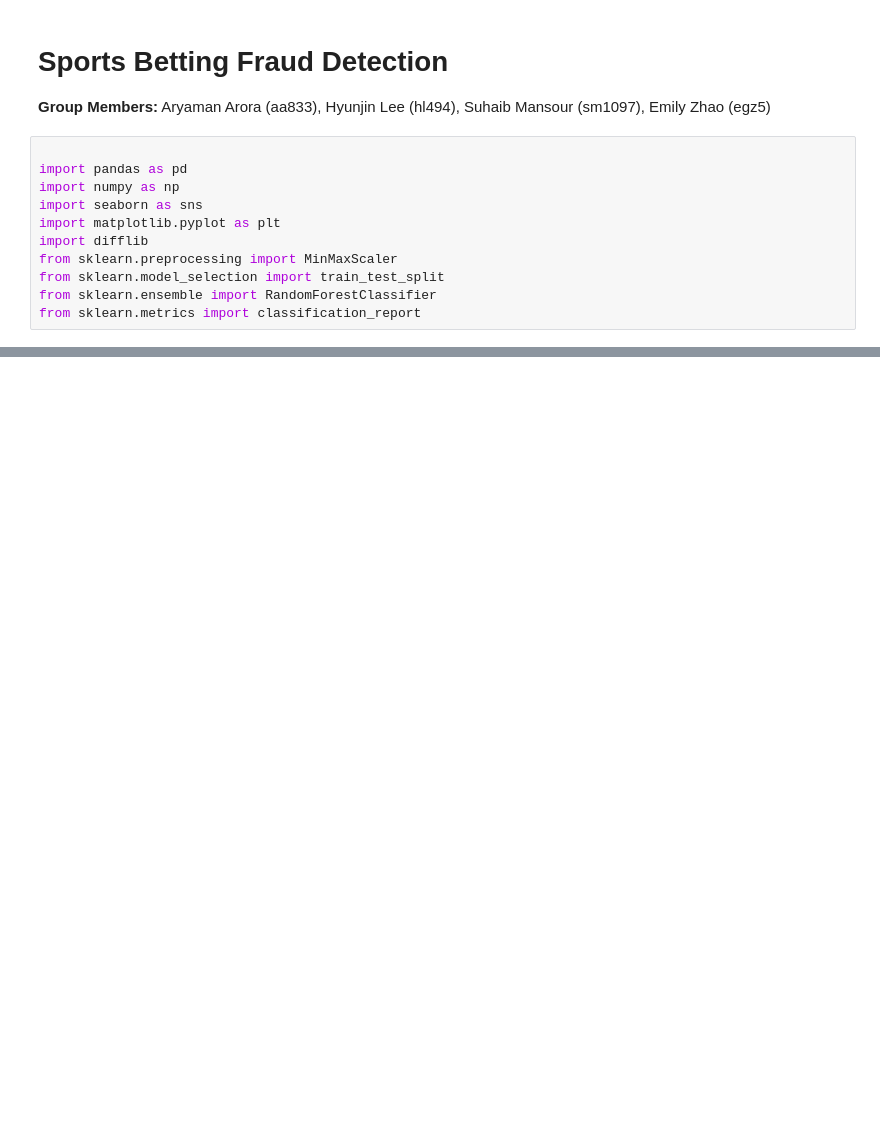
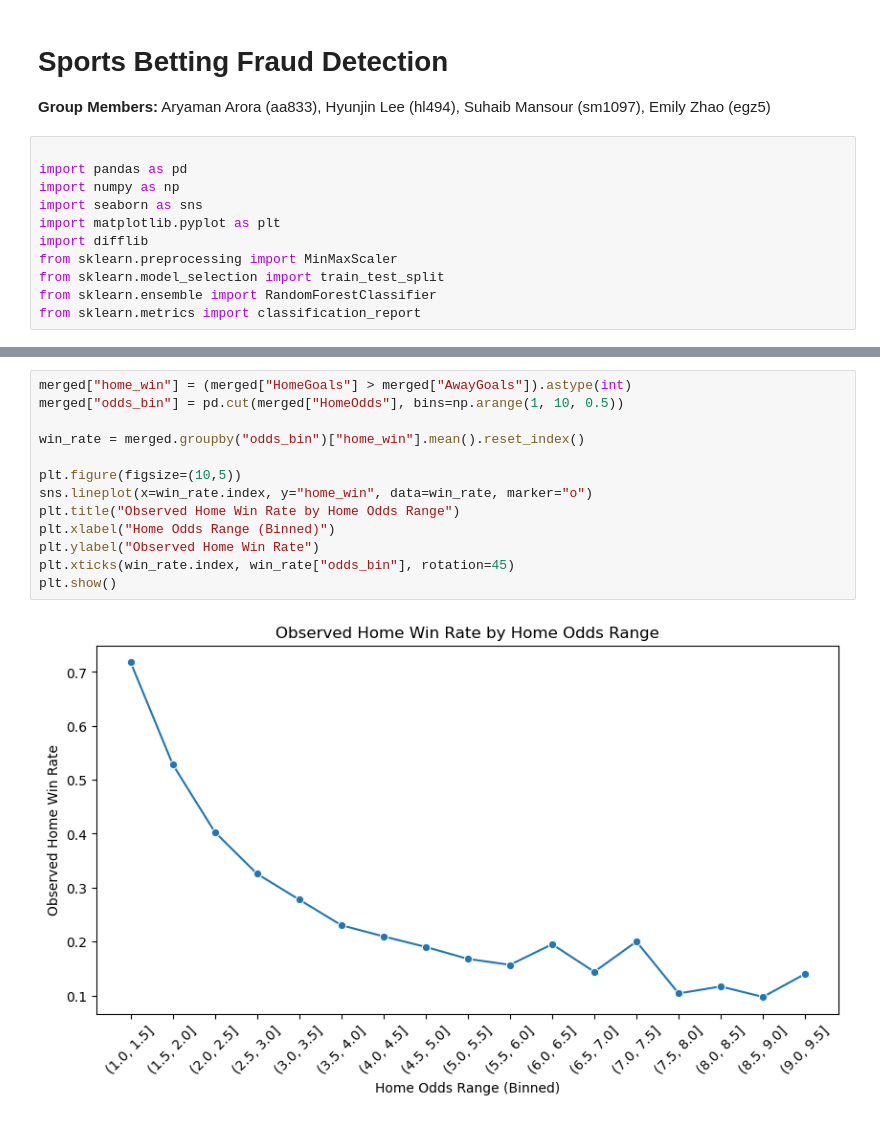
Before and after one commit to emilygzh/Sports-Betting-Fraud-Detection, a Jupyter notebook: Sports_Betting_Fraud_Detection.ipynb, the cells around one changed output, grey strips where cells are left out. Cells and saved outputs as stored; diff of their text form; blank space fills up the shorter version.

```diff
--- a/Sports_Betting_Fraud_Detection.ipynb
+++ b/Sports_Betting_Fraud_Detection.ipynb
@@ -143,0 +186,15 @@ KeyError: ['HomeTeam', 'AwayTeam', 'OpeningOdds', 'ClosingOdds']
+# %%
+merged["home_win"] = (merged["HomeGoals"] > merged["AwayGoals"]).astype(int)
+merged["odds_bin"] = pd.cut(merged["HomeOdds"], bins=np.arange(1, 10, 0.5))
+
+win_rate = merged.groupby("odds_bin")["home_win"].mean().reset_index()
+
+plt.figure(figsize=(10,5))
+sns.lineplot(x=win_rate.index, y="home_win", data=win_rate, marker="o")
+plt.title("Observed Home Win Rate by Home Odds Range")
+plt.xlabel("Home Odds Range (Binned)")
+plt.ylabel("Observed Home Win Rate")
+plt.xticks(win_rate.index, win_rate["odds_bin"], rotation=45)
+plt.show()
+# %% [output]
+[figure, added]
```
Also changed, not shown: parts of 19 cells of this notebook.
